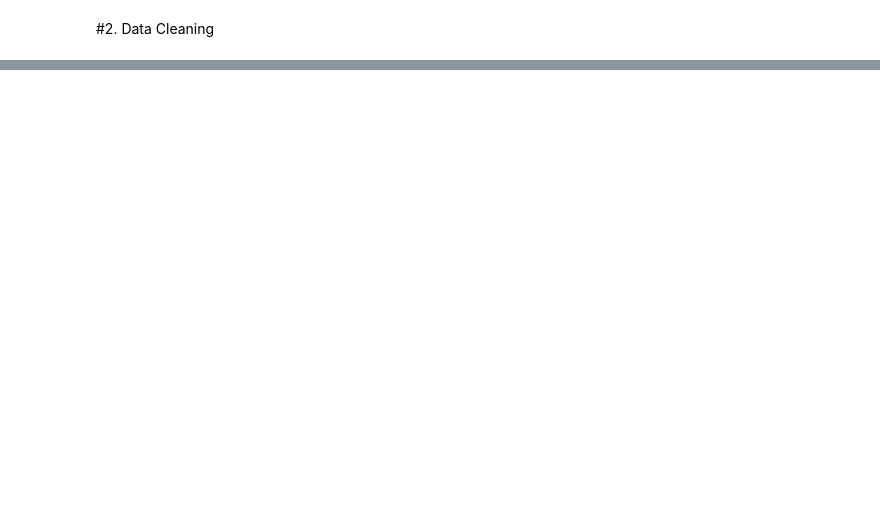
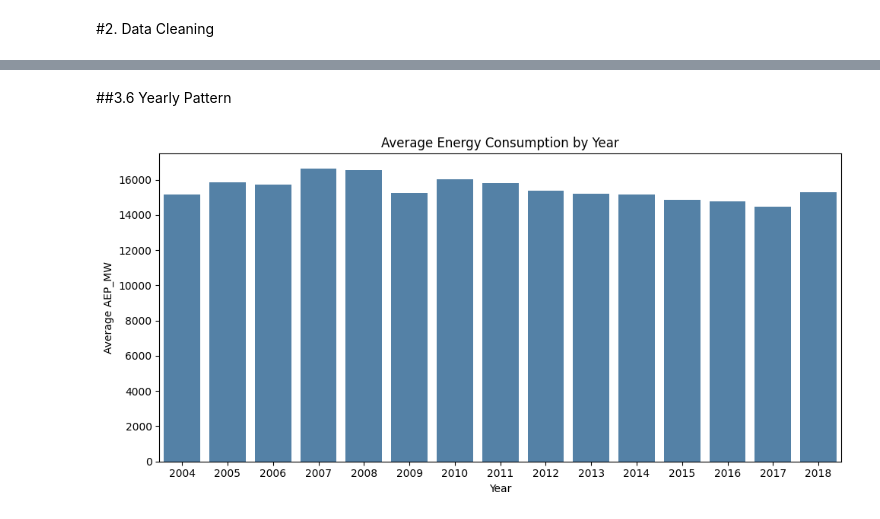
Before and after one commit to kumisganteng/Data-Analytics-Projects, a Jupyter notebook: Energy_Consumption_Prediction.ipynb, the cells around one changed output, grey strips where cells are left out. Saved outputs shown, nothing was run; the diff lists cells and outputs as text; code cells hidden in the pictures; blank space fills up the shorter version.

```diff
--- a/Energy_Consumption_Prediction.ipynb
+++ b/Energy_Consumption_Prediction.ipynb
@@ -417,0 +265,12 @@ Konsumsi energi secara keseluruan menunjukkan tren menurun sejak 2010, kemungkin
+# %%
+energy_data['dayofweek'] = energy_data.index.dayofweek
+day_labels = ['Monday', 'Tuesday', 'Wednesday', 'Thursday', 'Friday', 'Saturday', 'Sunday']
+
+fig, ax = plt.subplots(figsize=(10, 5))
+daily_avg = energy_data.groupby('dayofweek')['AEP_MW'].mean()
+sns.barplot(x=day_labels, y=daily_avg.values, color='steelblue', ax=ax)
+ax.set_title('Average Energy Consumption by Day of Week')
+ax.set_xlabel('Day of Week')
+ax.set_ylabel('Average AEP_MW')
+plt.tight_layout()
+plt.show()
@@ -417,0 +306,15 @@ Konsumsi energi secara keseluruan menunjukkan tren menurun sejak 2010, kemungkin
+# %% [markdown]
+##3.6 Yearly Pattern
+# %%
+energy_data['year'] = energy_data.index.year
+
+fig, ax = plt.subplots(figsize=(10, 5))
+yearly_avg = energy_data.groupby('year')['AEP_MW'].mean()
+sns.barplot(x=yearly_avg.index, y=yearly_avg.values, color='steelblue', ax=ax)
+ax.set_title('Average Energy Consumption by Year')
+ax.set_xlabel('Year')
+ax.set_ylabel('Average AEP_MW')
+plt.tight_layout()
+plt.show()
+# %% [output]
+[figure, added]
```
Also changed, not shown: parts of 68 cells of this notebook.
